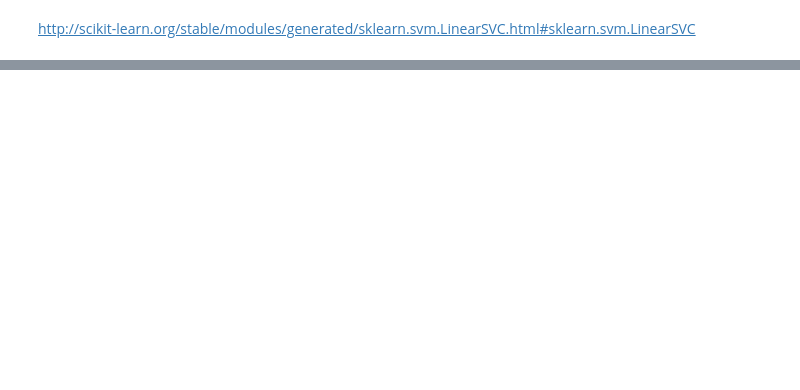
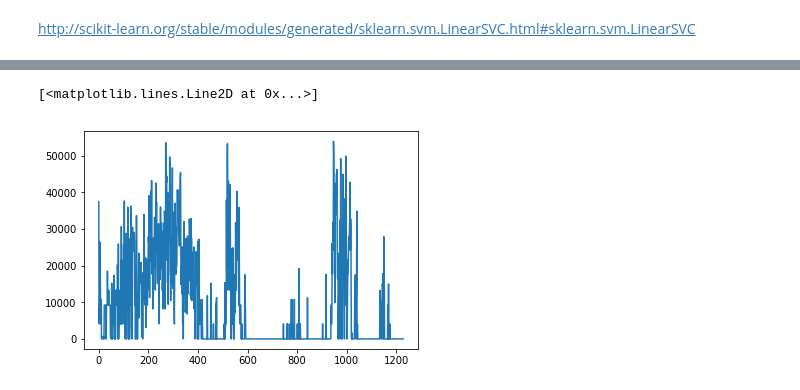
Before and after one commit to duke24k/self-driving-car-nd, a Jupyter notebook: p5/p5_submit_debugging.ipynb, the cells around one changed output, grey strips where cells are left out. Cells and saved outputs as stored; diff of their text form; code cells hidden in the pictures; blank space fills up the shorter version.

```diff
--- a/p5/p5_submit_debugging.ipynb
+++ b/p5/p5_submit_debugging.ipynb
@@ -324 +462,22 @@ video_output = "base_v6.mp4"
 ... (88 outputs left out)
+# %%
+def make_plot_list(heats_list):
+
+    plot_list =[]
+
+    for heats in heats_list:
+
+        plot_list.append(heats[0])
+
+#        print(heats[0])
+
+
+    return plot_list
+
+
+myplot = make_plot_list(left_heats)
+
+plt.plot(myplot)
+# %% [output]
+[<matplotlib.lines.Line2D at 0x...>]
+[figure, added]
```
Also changed, not shown: parts of 21 cells of this notebook, 18 other files.
